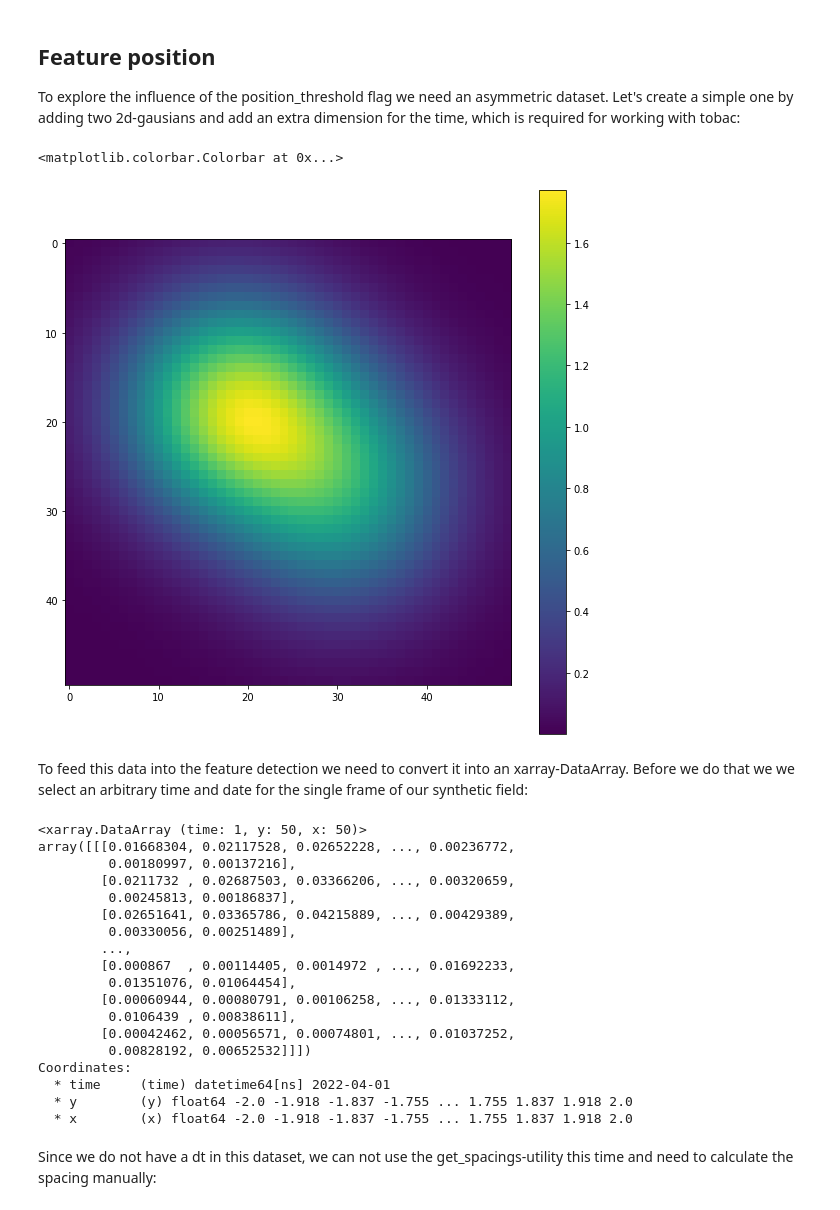
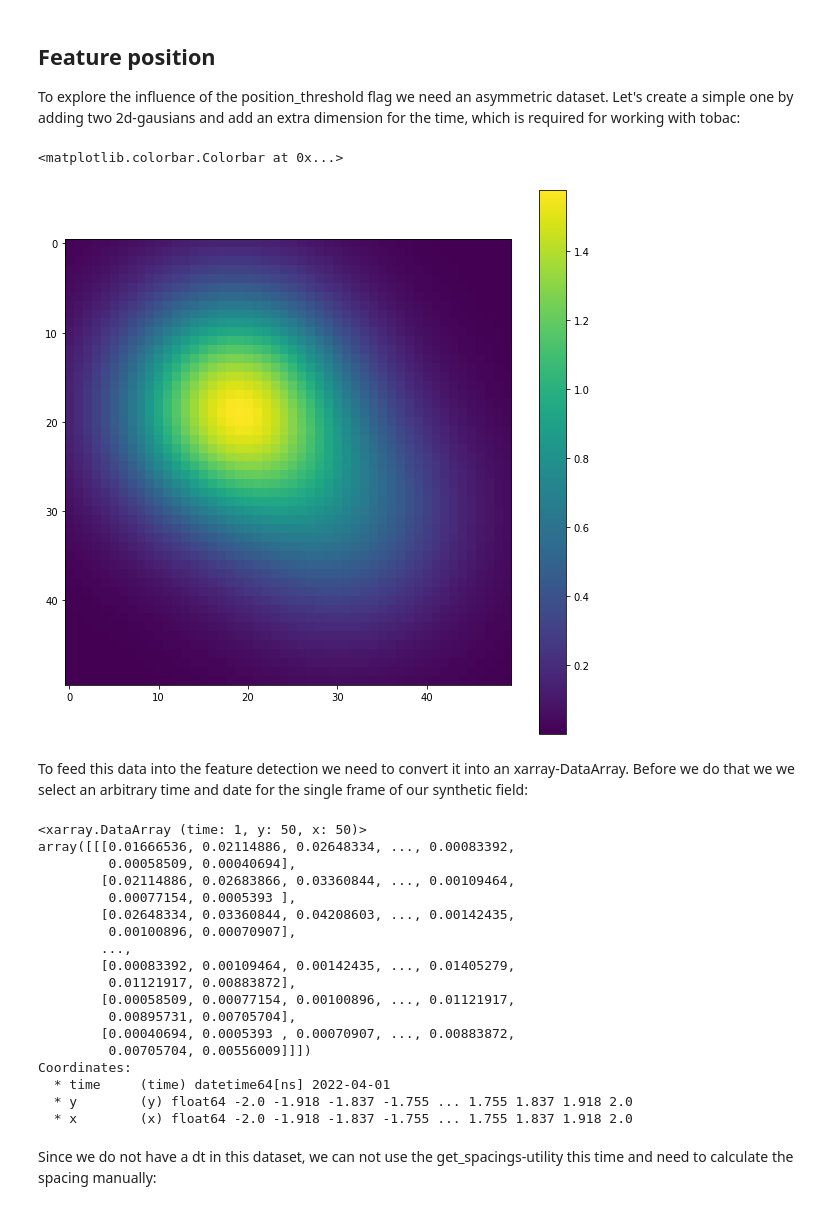
Before and after one commit to tobac-project/tobac-tutorials, a Jupyter notebook: tutorials/Tutorials/features.ipynb, the cells around one changed output. Cells and saved outputs as stored; diff of their text form; code cells hidden in the pictures.

```diff
--- a/tutorials/Tutorials/features.ipynb
+++ b/tutorials/Tutorials/features.ipynb
@@ -71,19 +71,19 @@ To explore the influence of the position_threshold flag we need an asymmetric da
 # %%
 x = np.linspace(-2, 2)
 y = np.linspace(-2, 2)
 xx, yy = np.meshgrid(x, y)
 
 exp1 = 1.5*np.exp(-((xx+0.5)**2+(yy+0.5)**2))
 exp2 = 0.5*np.exp(-((0.5-xx)**2+(0.5-yy)**2))
 
-asymmetric_data = np.expand_dims(exp1 + exp2 + exp3, axis=0)
+asymmetric_data = np.expand_dims(exp1 + exp2, axis=0)
 
 plt.figure(figsize=(10,10))
 plt.imshow(asymmetric_data[0])
 plt.colorbar()
 # %% [output]
 <matplotlib.colorbar.Colorbar at 0x...>
-[figure, old version]
+[figure, new version]
 # %% [markdown]
 To feed this data into the feature detection we need to convert it into an xarray-DataArray. Before we do that we we select an arbitrary time and date for the single frame of our synthetic field:
 # %%
@@ -92,19 +92,19 @@ assym = xr.DataArray(data=asymmetric_data, coords={'time':np.expand_dims(date, a
 assym
 # %% [output]
 <xarray.DataArray (time: 1, y: 50, x: 50)>
-array([[[0.01668304, 0.02117528, 0.02652228, ..., 0.00236772,
-         0.00180997, 0.00137216],
-        [0.0211732 , 0.02687503, 0.03366206, ..., 0.00320659,
-         0.00245813, 0.00186837],
-        [0.02651641, 0.03365786, 0.04215889, ..., 0.00429389,
-         0.00330056, 0.00251489],
+array([[[0.01666536, 0.02114886, 0.02648334, ..., 0.00083392,
+         0.00058509, 0.00040694],
+        [0.02114886, 0.02683866, 0.03360844, ..., 0.00109464,
+         0.00077154, 0.0005393 ],
+        [0.02648334, 0.03360844, 0.04208603, ..., 0.00142435,
+         0.00100896, 0.00070907],
         ...,
-        [0.000867  , 0.00114405, 0.0014972 , ..., 0.01692233,
-         0.01351076, 0.01064454],
-        [0.00060944, 0.00080791, 0.00106258, ..., 0.01333112,
-         0.0106439 , 0.00838611],
-        [0.00042462, 0.00056571, 0.00074801, ..., 0.01037252,
-         0.00828192, 0.00652532]]])
+        [0.00083392, 0.00109464, 0.00142435, ..., 0.01405279,
+         0.01121917, 0.00883872],
+        [0.00058509, 0.00077154, 0.00100896, ..., 0.01121917,
+         0.00895731, 0.00705704],
+        [0.00040694, 0.0005393 , 0.00070907, ..., 0.00883872,
+         0.00705704, 0.00556009]]])
 Coordinates:
   * time     (time) datetime64[ns] 2022-04-01
   * y        (y) float64 -2.0 -1.918 -1.837 -1.755 ... 1.755 1.837 1.918 2.0
```
Also changed, not shown: parts of 17 cells of this notebook.
